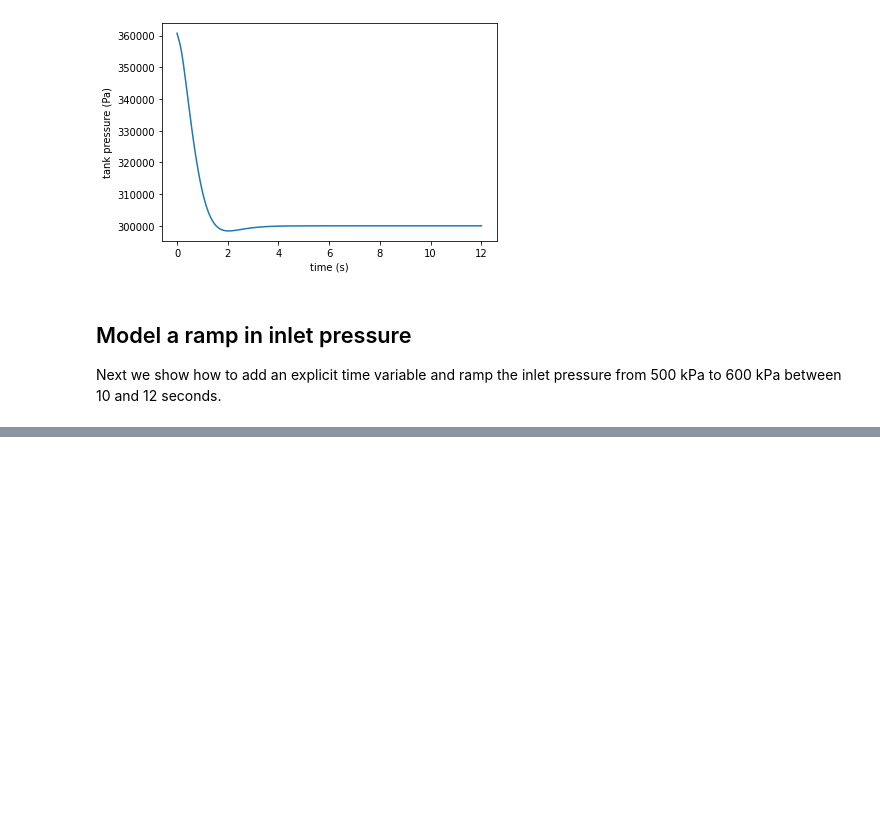
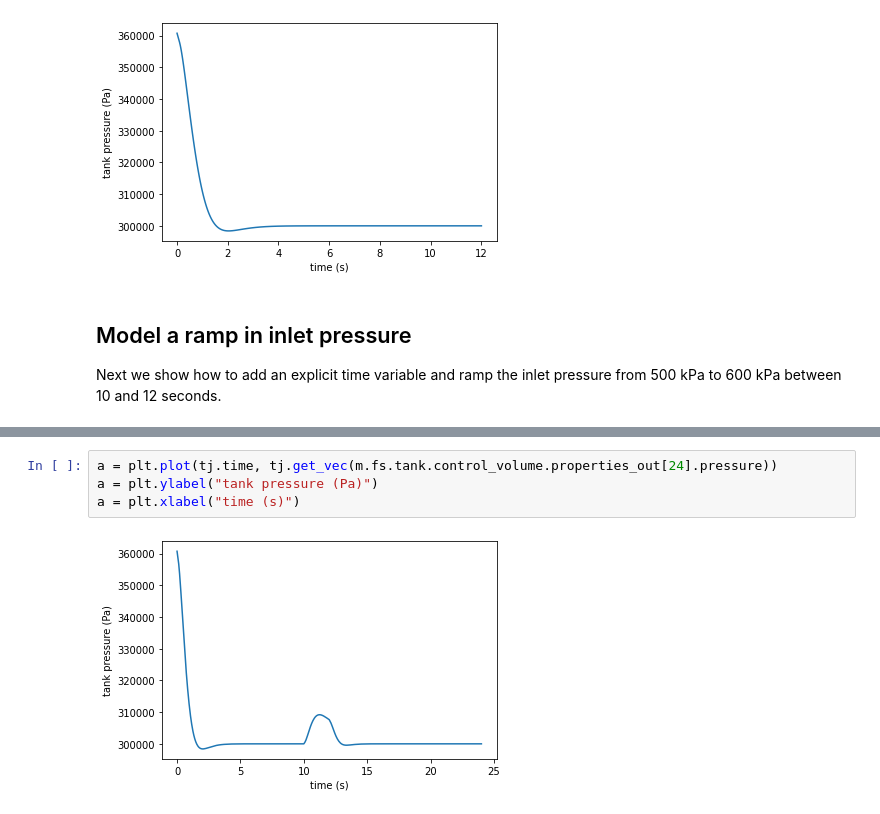
Before and after one commit to NightStack15/examples-pse, a Jupyter notebook: src/Examples/DAE/petsc_pid_example.ipynb, the cells around one changed output, grey strips where cells are left out. Cells and saved outputs as stored; diff of their text form; blank space fills up the shorter version.

```diff
--- a/src/Examples/DAE/petsc_pid_example.ipynb
+++ b/src/Examples/DAE/petsc_pid_example.ipynb
@@ -189,0 +282,6 @@ a = plt.xlabel("time (s)")
+# %%
+a = plt.plot(tj.time, tj.get_vec(m.fs.tank.control_volume.properties_out[24].pressure))
+a = plt.ylabel("tank pressure (Pa)")
+a = plt.xlabel("time (s)")
+# %% [output]
+[figure, added]
```
Also changed, not shown: parts of 18 cells of this notebook, 1 other file.
